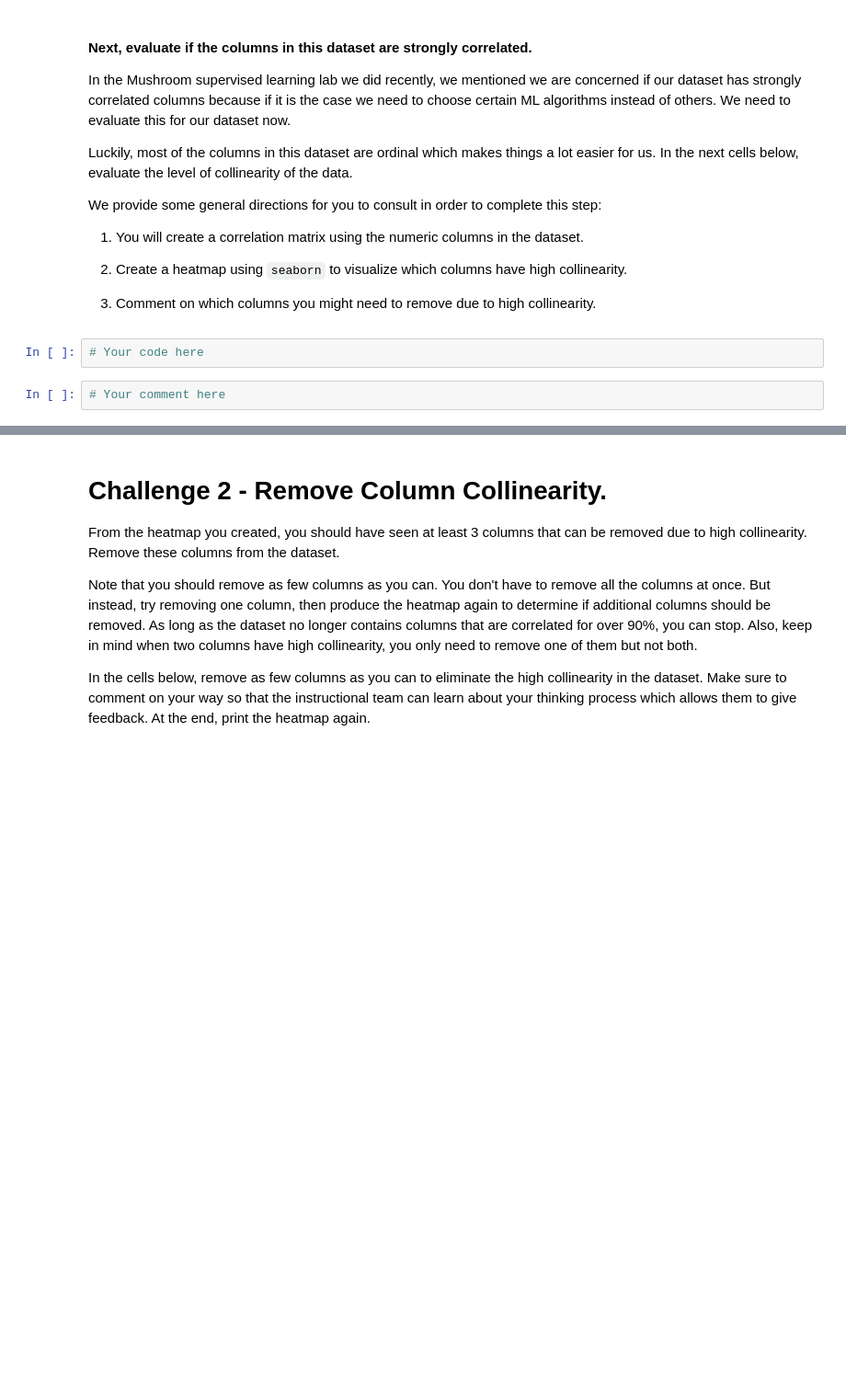
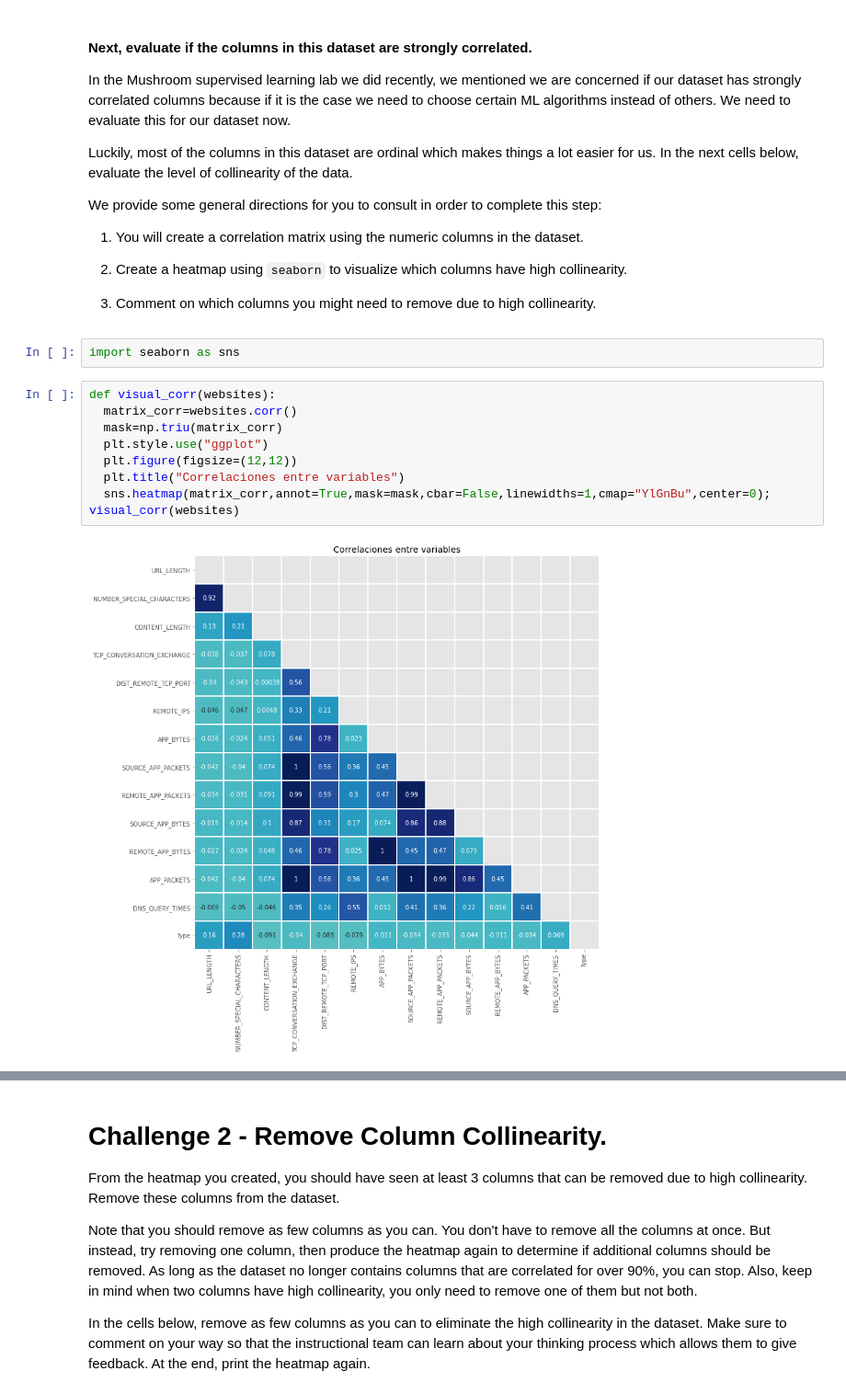
Before and after one commit to ta-data-mexpt/lab-supervised-learning, a Jupyter notebook: your-code/main.ipynb, the cells around one changed output, grey strips where cells are left out. Shown at 92% size. Cells and saved outputs as stored; diff of their text form; blank space fills up the shorter version.

```diff
--- a/your-code/main.ipynb
+++ b/your-code/main.ipynb
@@ -50,7 +85,16 @@ We provide some general directions for you to consult in order to complete this
 1. Create a heatmap using `seaborn` to visualize which columns have high collinearity.
 
 1. Comment on which columns you might need to remove due to high collinearity.
-# %%
-# Your code here
-# %%
-# Your comment here
+# %%
+import seaborn as sns
+# %%
+def visual_corr(websites):
+  matrix_corr=websites.corr()
+  mask=np.triu(matrix_corr)
+  plt.style.use("ggplot")
+  plt.figure(figsize=(12,12))
+  plt.title("Correlaciones entre variables")
+  sns.heatmap(matrix_corr,annot=True,mask=mask,cbar=False,linewidths=1,cmap="YlGnBu",center=0);
+visual_corr(websites)
+# %% [output]
+[figure, added]
```
Also changed, not shown: parts of 10 cells of this notebook.
